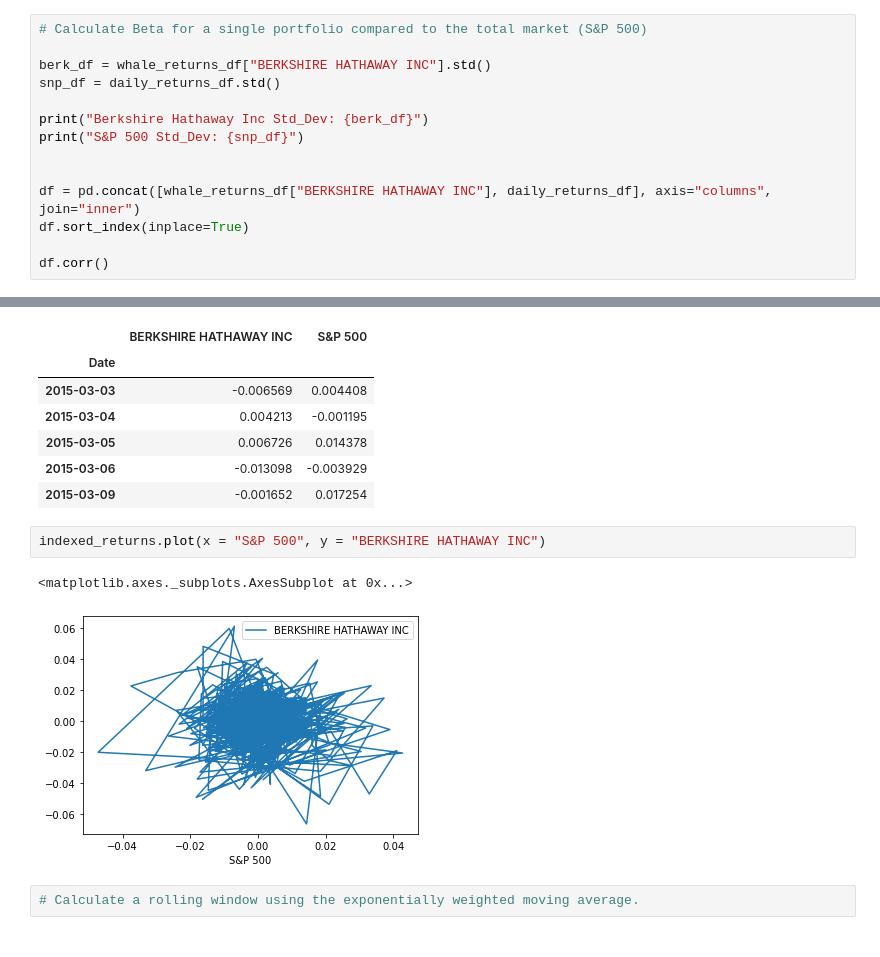
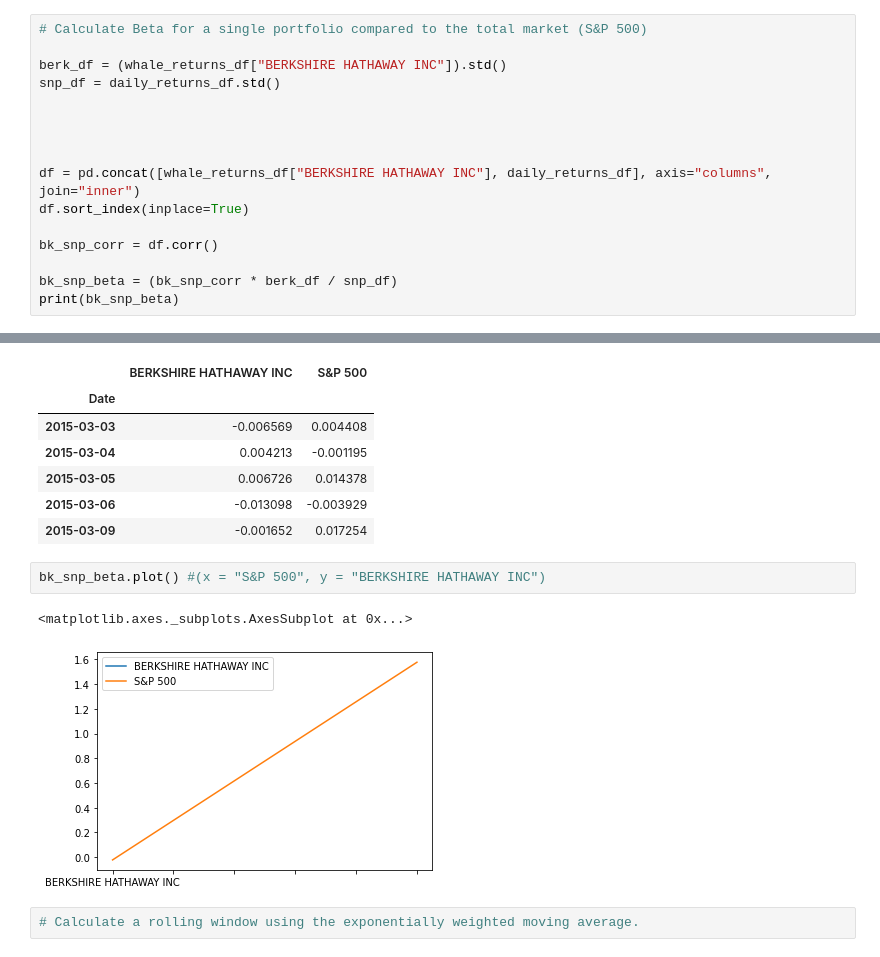
Before and after one commit to ceronini/python-homework, a Jupyter notebook: Whale_Analysis/whale_analysis.ipynb, the cells around one changed output, grey strips where cells are left out. Drawn from its saved outputs; the diff is of its cells as text.

```diff
--- a/Whale_Analysis/whale_analysis.ipynb
+++ b/Whale_Analysis/whale_analysis.ipynb
@@ -241,15 +241,17 @@ combined_returns.corr()
 # %%
 # Calculate Beta for a single portfolio compared to the total market (S&P 500)
 
-berk_df = whale_returns_df["BERKSHIRE HATHAWAY INC"].std()
+berk_df = (whale_returns_df["BERKSHIRE HATHAWAY INC"]).std()
 snp_df = daily_returns_df.std()
 
-print("Berkshire Hathaway Inc Std_Dev: {berk_df}")
-print("S&P 500 Std_Dev: {snp_df}")
+
 
 
 df = pd.concat([whale_returns_df["BERKSHIRE HATHAWAY INC"], daily_returns_df], axis="columns", join="inner")
 df.sort_index(inplace=True)
 
-df.corr()
+bk_snp_corr = df.corr()
+
+bk_snp_beta = (bk_snp_corr * berk_df / snp_df)
+print(bk_snp_beta)
 # %% [output]
@@ -277,9 +277,9 @@ indexed_returns.head()
 | 2015-03-06 | -0.013098 | -0.003929 |
 | 2015-03-09 | -0.001652 | 0.017254 |
 # %%
-indexed_returns.plot(x = "S&P 500", y = "BERKSHIRE HATHAWAY INC")
+bk_snp_beta.plot() #(x = "S&P 500", y = "BERKSHIRE HATHAWAY INC")
 # %% [output]
 <matplotlib.axes._subplots.AxesSubplot at 0x...>
-[figure, old version]
+[figure, new version]
 # %%
 # Calculate a rolling window using the exponentially weighted moving average.
```
Also changed, not shown: parts of 1 cell of this notebook, 4 other files.
